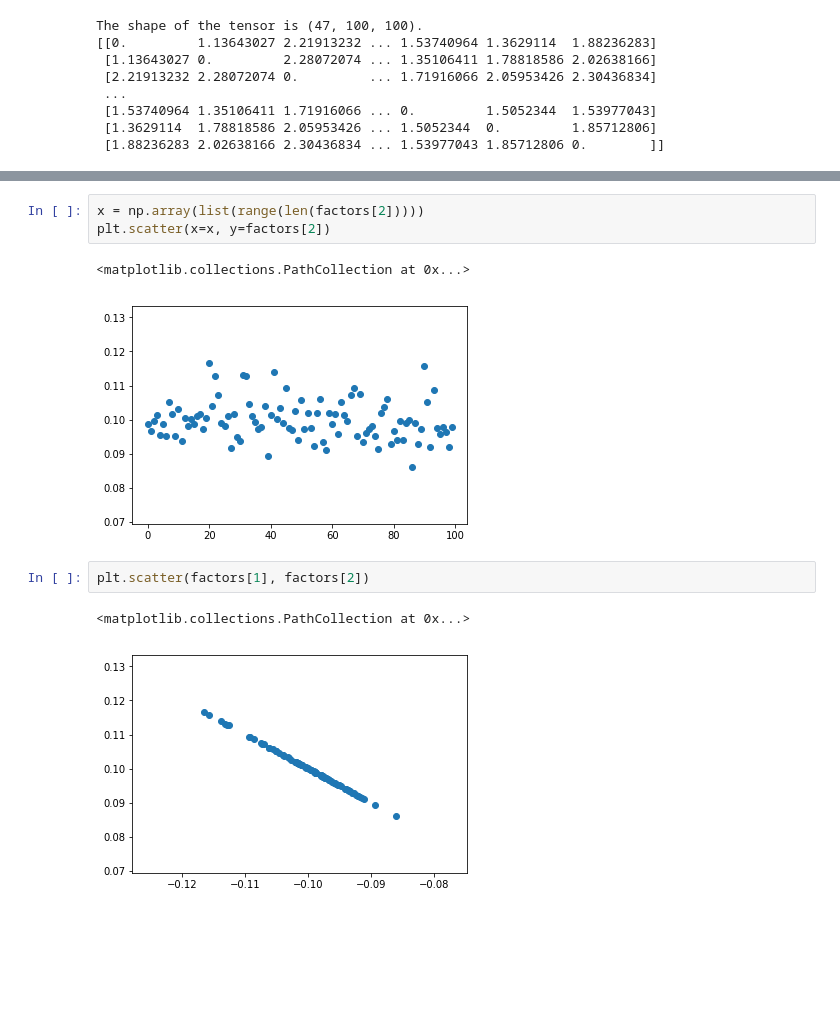
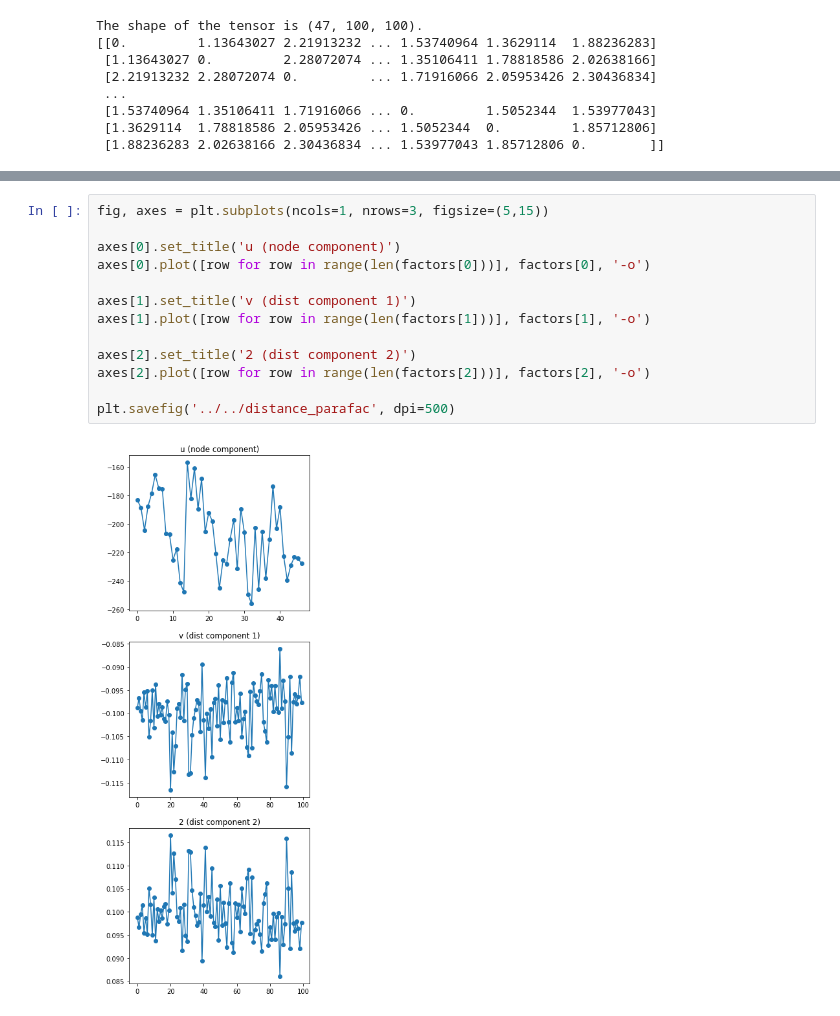
Before and after one commit to pmyers16/NeuroData-fa18, a Jupyter notebook: presentations/week5/tensorly-shell/main/tensor_decomp.ipynb, the cells around one changed output, grey strips where cells are left out. Saved outputs shown, nothing was run; the diff lists cells and outputs as text; blank space fills up the shorter version.

```diff
--- a/presentations/week5/tensorly-shell/main/tensor_decomp.ipynb
+++ b/presentations/week5/tensorly-shell/main/tensor_decomp.ipynb
@@ -38,11 +25,15 @@ plt.scatter(x=x, y=factors[1])
-# %%
-x = np.array(list(range(len(factors[2]))))
-plt.scatter(x=x, y=factors[2])
-# %% [output]
-<matplotlib.collections.PathCollection at 0x...>
-[figure, removed]
-# %%
-plt.scatter(factors[1], factors[2])
-# %% [output]
-<matplotlib.collections.PathCollection at 0x...>
-[figure, removed]
+# %%
+fig, axes = plt.subplots(ncols=1, nrows=3, figsize=(5,15))
+
+axes[0].set_title('u (node component)')
+axes[0].plot([row for row in range(len(factors[0]))], factors[0], '-o')
+
+axes[1].set_title('v (dist component 1)')
+axes[1].plot([row for row in range(len(factors[1]))], factors[1], '-o')
+
+axes[2].set_title('2 (dist component 2)')
+axes[2].plot([row for row in range(len(factors[2]))], factors[2], '-o')
+
+plt.savefig('../../distance_parafac', dpi=500)
+# %% [output]
+[figure, added]
```
Also changed, not shown: parts of 5 cells of this notebook, 1 other file.
